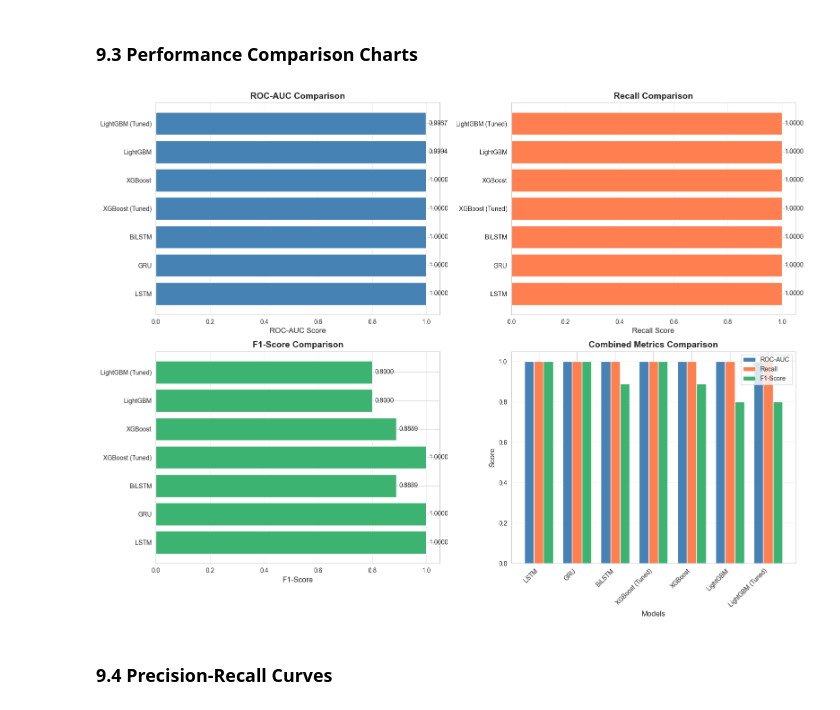
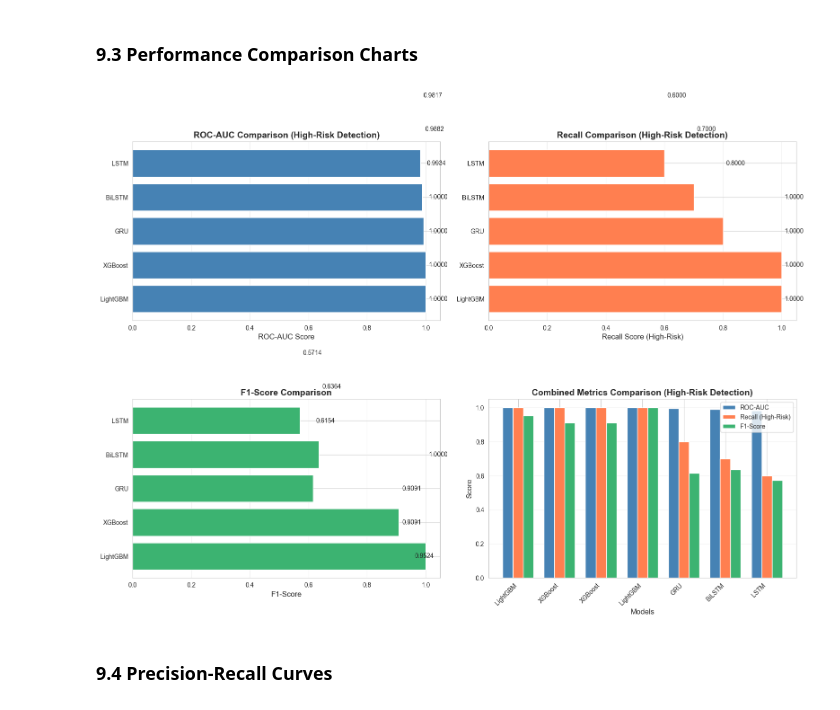
Before and after one commit to gandharyanto/ml_fraud_detection, a Jupyter notebook: fraud_detection.ipynb, the cells around one changed output. Cells and saved outputs as stored; diff of their text form; code cells hidden in the pictures.

```diff
--- a/fraud_detection.ipynb
+++ b/fraud_detection.ipynb
@@ -522,15 +648,17 @@ First few rows of processed data:
 ## 3. Data Preprocessing
 # %%
 # Separate features and target
-X = df.drop('is_fraud', axis=1)
-y = df['is_fraud']
+# NOTE: y is risk_label (pseudo-label), NOT ground-truth fraud
+X = df.drop('risk_label', axis=1)
+y = df['risk_label']  # risk_label: 1 = high-risk, 0 = low-risk
 
 # Display basic statistics
 print("Dataset Information:")
 print(f"Total samples: {len(df)}")
 print(f"Features: {X.shape[1]}")
-print(f"Fraud cases: {y.sum()} ({y.mean()*100:.2f}%)")
-print(f"Normal cases: {(y==0).sum()} ({(y==0).mean()*100:.2f}%)")
+print(f"High-risk cases (risk_label=1): {y.sum()} ({y.mean()*100:.2f}%)")
+print(f"Low-risk cases (risk_label=0): {(y==0).sum()} ({(y==0).mean()*100:.2f}%)")
+print(f"\nNOTE: Labels are pseudo-labels based on suspicious behavior patterns (A1-A6)")
 print("\nFeature statistics:")
 X.describe()
 # %% [output]
@@ -767,6 +899,6 @@ Features per timestep: 22
 # %%
 def build_lstm_model(input_shape, class_weight=None):
-    """Build LSTM model for fraud detection."""
+    """Build LSTM model for high-risk transaction detection."""
     model = Sequential([
         Input(shape=input_shape),
         LSTM(64, return_sequences=True, kernel_regularizer=l2(0.01)),
@@ -787,7 +919,7 @@ def build_lstm_model(input_shape, class_weight=None):
     return model
 
 def build_gru_model(input_shape, class_weight=None):
-    """Build GRU model for fraud detection."""
+    """Build GRU model for high-risk transaction detection."""
     model = Sequential([
         Input(shape=input_shape),
         GRU(64, return_sequences=True, kernel_regularizer=l2(0.01)),
@@ -808,7 +940,7 @@ def build_gru_model(input_shape, class_weight=None):
     return model
 
 def build_bilstm_model(input_shape, class_weight=None):
-    """Build Bidirectional LSTM model for fraud detection."""
+    """Build Bidirectional LSTM model for high-risk transaction detection."""
     model = Sequential([
         Input(shape=input_shape),
         Bidirectional(LSTM(64, return_sequences=True, kernel_regularizer=l2(0.01))),
@@ -1349,50 +1524,51 @@ plt.show()
 ### 9.3 Performance Comparison Charts
 # %%
 # Create performance comparison charts
+# Use comparison_table which has the updated column names
 fig, axes = plt.subplots(2, 2, figsize=(16, 12))
 
 # ROC-AUC comparison
-axes[0, 0].barh(results_df['Model'], results_df['ROC-AUC'], color='steelblue')
+axes[0, 0].barh(comparison_table['Model'], comparison_table['ROC_AUC'], color='steelblue')
 axes[0, 0].set_xlabel('ROC-AUC Score', fontsize=12)
-axes[0, 0].set_title('ROC-AUC Comparison', fontsize=14, fontweight='bold')
+axes[0, 0].set_title('ROC-AUC Comparison (High-Risk Detection)', fontsize=14, fontweight='bold')
 axes[0, 0].grid(axis='x', alpha=0.3)
-for i, v in enumerate(results_df['ROC-AUC']):
+for i, v in enumerate(comparison_table['ROC_AUC']):
     axes[0, 0].text(v + 0.01, i, f'{v:.4f}', va='center', fontsize=10)
 
 # Recall comparison
-axes[0, 1].barh(results_df['Model'], results_df['Recall'], color='coral')
-axes[0, 1].set_xlabel('Recall Score', fontsize=12)
-axes[0, 1].set_title('Recall Comparison', fontsize=14, fontweight='bold')
+axes[0, 1].barh(comparison_table['Model'], comparison_table['Recall_HighRisk'], color='coral')
+axes[0, 1].set_xlabel('Recall Score (High-Risk)', fontsize=12)
+axes[0, 1].set_title('Recall Comparison (High-Risk Detection)', fontsize=14, fontweight='bold')
 axes[0, 1].grid(axis='x', alpha=0.3)
-for i, v in enumerate(results_df['Recall']):
+for i, v in enumerate(comparison_table['Recall_HighRisk']):
     axes[0, 1].text(v + 0.01, i, f'{v:.4f}', va='center', fontsize=10)
 
 # F1-Score comparison
-axes[1, 0].barh(results_df['Model'], results_df['F1-Score'], color='mediumseagreen')
+axes[1, 0].barh(comparison_table['Model'], comparison_table['F1_Score'], color='mediumseagreen')
 axes[1, 0].set_xlabel('F1-Score', fontsize=12)
 axes[1, 0].set_title('F1-Score Comparison', fontsize=14, fontweight='bold')
 axes[1, 0].grid(axis='x', alpha=0.3)
-for i, v in enumerate(results_df['F1-Score']):
+for i, v in enumerate(comparison_table['F1_Score']):
     axes[1, 0].text(v + 0.01, i, f'{v:.4f}', va='center', fontsize=10)
 
 # Combined metrics comparison
-x = np.arange(len(results_df['Model']))
+x = np.arange(len(comparison_table['Model']))
 width = 0.25
-axes[1, 1].bar(x - width, results_df['ROC-AUC'], width, label='ROC-AUC', color='steelblue')
-axes[1, 1].bar(x, results_df['Recall'], width, label='Recall', color='coral')
-axes[1, 1].bar(x + width, results_df['F1-Score'], width, label='F1-Score', color='mediumseagreen')
+axes[1, 1].bar(x - width, comparison_table['ROC_AUC'], width, label='ROC-AUC', color='steelblue')
+axes[1, 1].bar(x, comparison_table['Recall_HighRisk'], width, label='Recall (High-Risk)', color='coral')
+axes[1, 1].bar(x + width, comparison_table['F1_Score'], width, label='F1-Score', color='mediumseagreen')
 axes[1, 1].set_xlabel('Models', fontsize=12)
 axes[1, 1].set_ylabel('Score', fontsize=12)
-axes[1, 1].set_title('Combined Metrics Comparison', fontsize=14, fontweight='bold')
+axes[1, 1].set_title('Combined Metrics Comparison (High-Risk Detection)', fontsize=14, fontweight='bold')
 axes[1, 1].set_xticks(x)
-axes[1, 1].set_xticklabels(results_df['Model'], rotation=45, ha='right')
+axes[1, 1].set_xticklabels(comparison_table['Model'], rotation=45, ha='right')
 axes[1, 1].legend()
 axes[1, 1].grid(axis='y', alpha=0.3)
 
 plt.tight_layout()
 plt.show()
 # %% [output]
-[figure, old version]
+[figure, new version]
 # %% [markdown]
 ### 9.4 Precision-Recall Curves
 # %%
```
Also changed, not shown: parts of 52 cells of this notebook, 1 other file.
